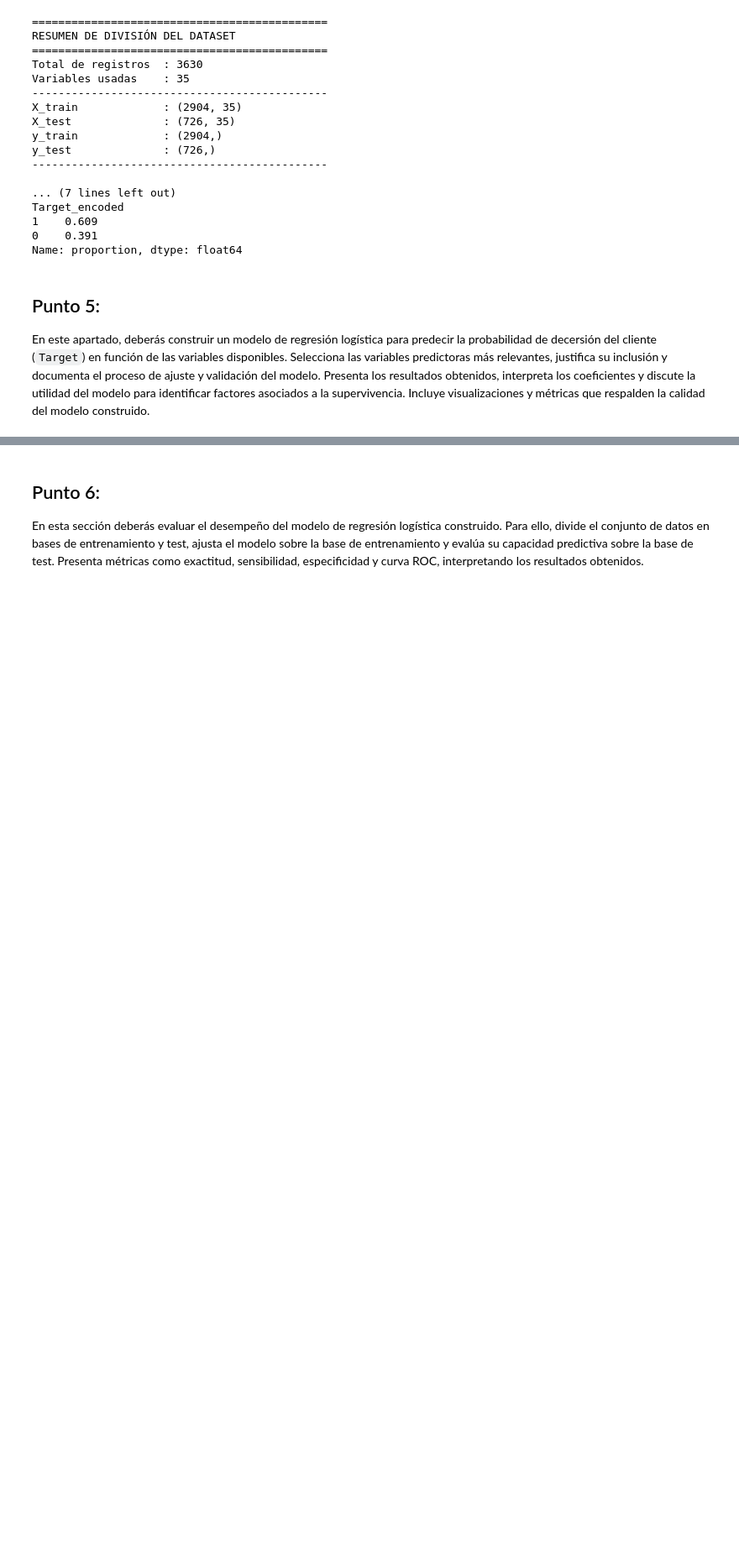
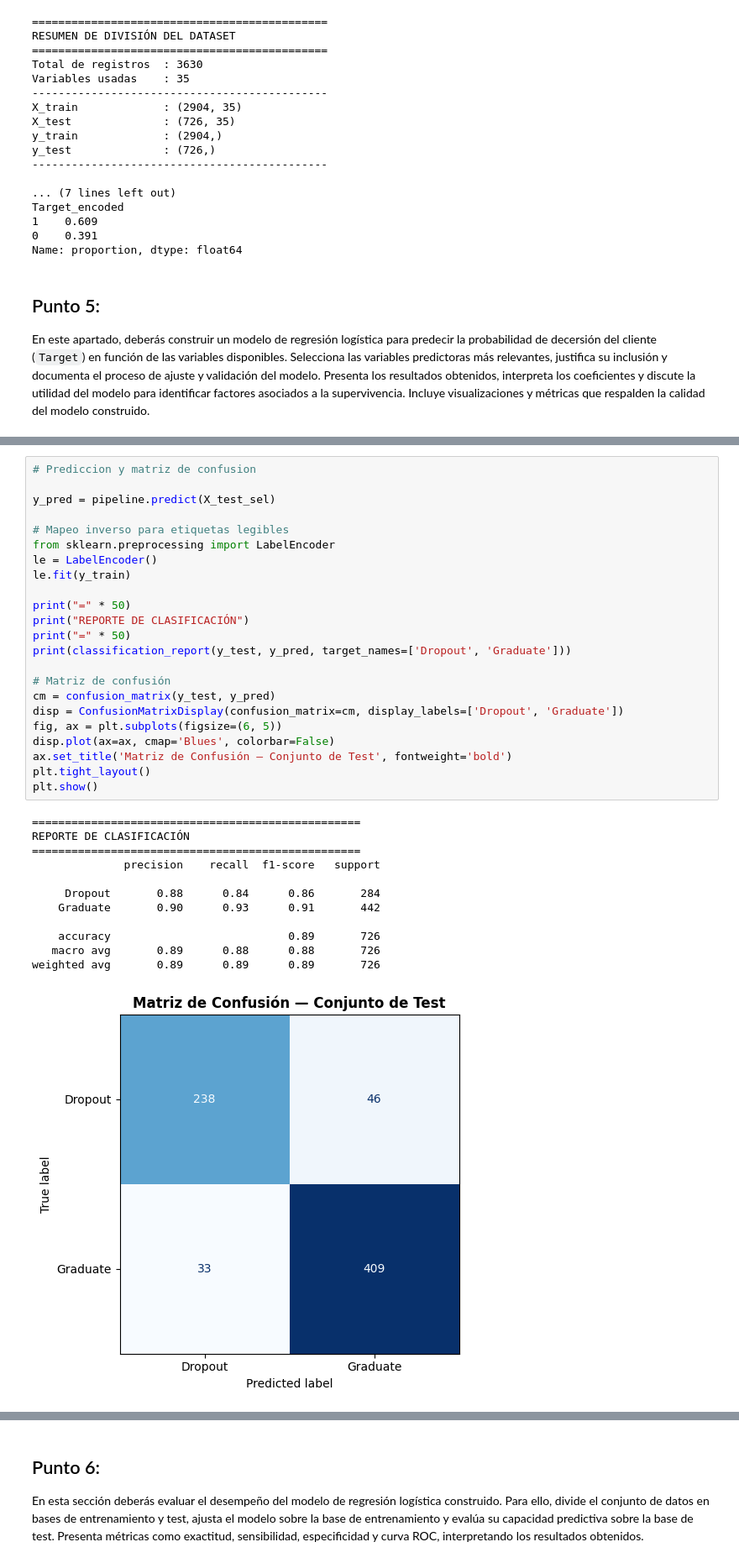
Before and after one commit to Brayan-137/analitica-datos-primer-parcial-desercion, a Jupyter notebook: 01_Parcial_Desercion_(nombre).ipynb, the cells around one changed output, grey strips where cells are left out. Shown at 84% size. Cells and saved outputs as stored; diff of their text form; blank space fills up the shorter version.

```diff
--- a/01_Parcial_Desercion_(nombre).ipynb
+++ b/01_Parcial_Desercion_(nombre).ipynb
@@ -603,0 +729,36 @@ En este apartado, deberás construir un modelo de regresión logística para pre
+# %%
+# Prediccion y matriz de confusion
+
+y_pred = pipeline.predict(X_test_sel)
+
+# Mapeo inverso para etiquetas legibles
+from sklearn.preprocessing import LabelEncoder
+le = LabelEncoder()
+le.fit(y_train)
+
+print("=" * 50)
+print("REPORTE DE CLASIFICACIÓN")
+print("=" * 50)
+print(classification_report(y_test, y_pred, target_names=['Dropout', 'Graduate']))
+
+# Matriz de confusión
+cm = confusion_matrix(y_test, y_pred)
+disp = ConfusionMatrixDisplay(confusion_matrix=cm, display_labels=['Dropout', 'Graduate'])
+fig, ax = plt.subplots(figsize=(6, 5))
+disp.plot(ax=ax, cmap='Blues', colorbar=False)
+ax.set_title('Matriz de Confusión — Conjunto de Test', fontweight='bold')
+plt.tight_layout()
+plt.show()
+# %% [output]
+==================================================
+REPORTE DE CLASIFICACIÓN
+==================================================
+              precision    recall  f1-score   support
+
+     Dropout       0.88      0.84      0.86       284
+    Graduate       0.90      0.93      0.91       442
+
+    accuracy                           0.89       726
+   macro avg       0.89      0.88      0.88       726
+weighted avg       0.89      0.89      0.89       726
+[figure, added]
```
Also changed, not shown: parts of 8 cells of this notebook.
